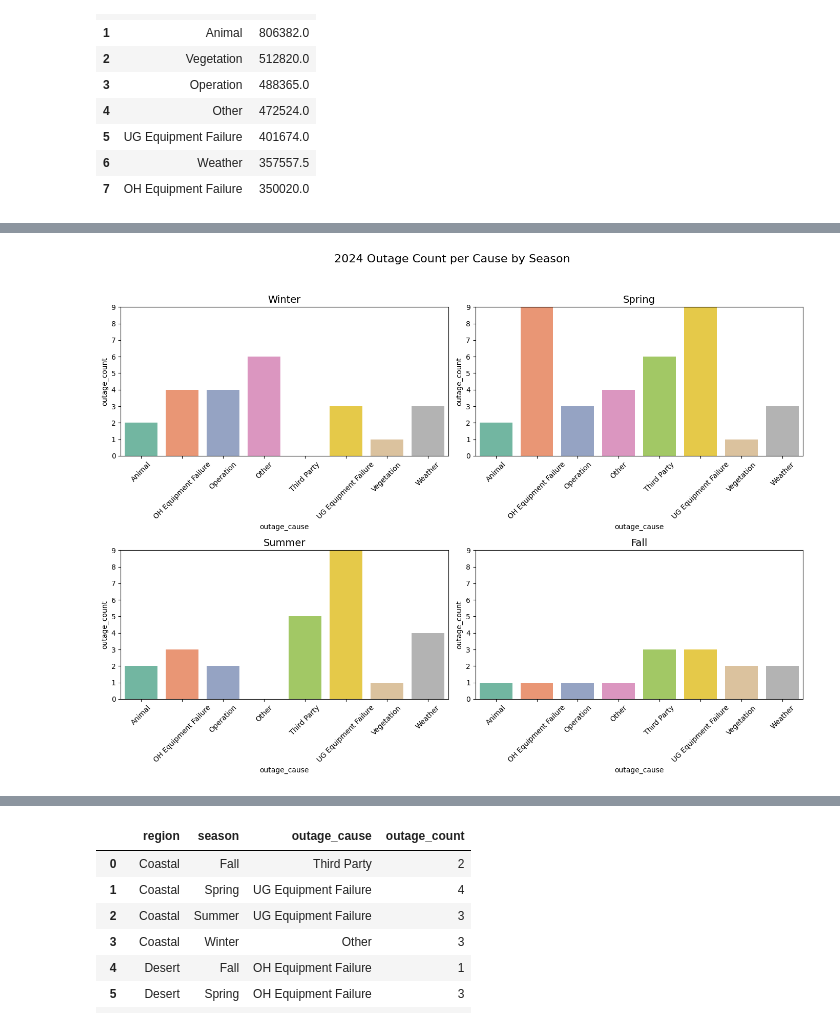
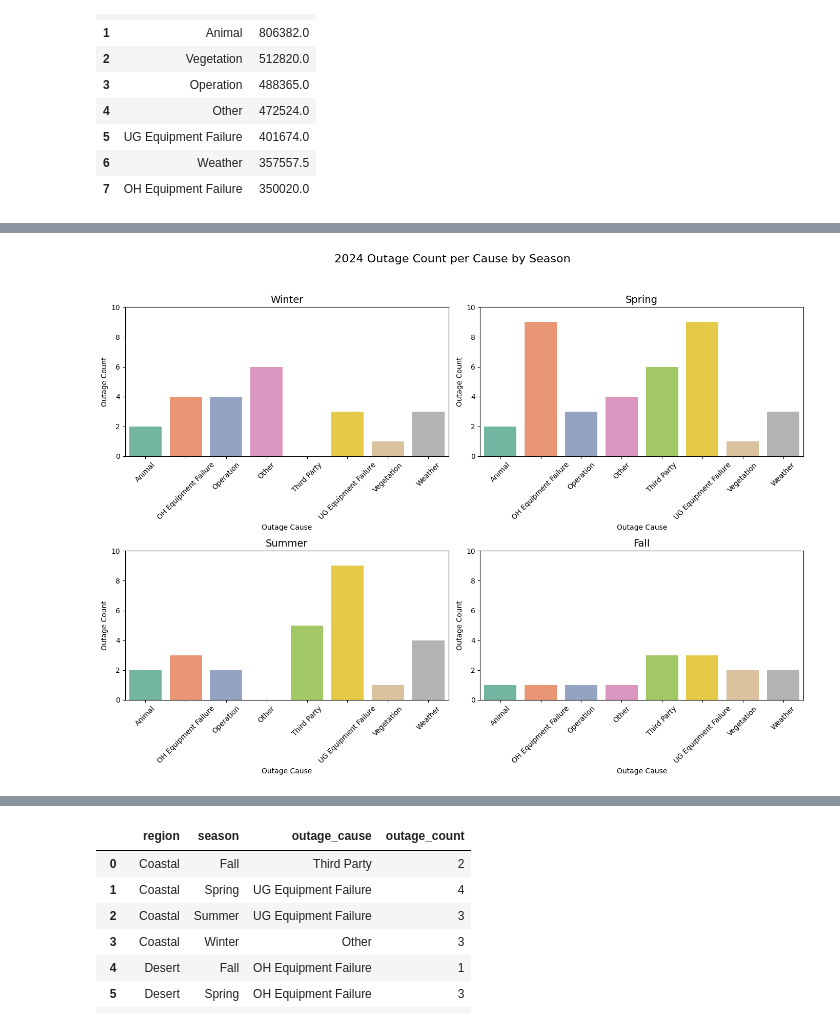
Before and after one commit to GerardoG2/ITC-2025, a Jupyter notebook: circuit-outage-analysis.ipynb, the cells around one changed output, grey strips where cells are left out. Saved outputs shown, nothing was run; the diff lists cells and outputs as text; code cells hidden in the pictures.

```diff
--- a/circuit-outage-analysis.ipynb
+++ b/circuit-outage-analysis.ipynb
@@ -902,7 +1196,8 @@ outage_cause_per_season = (
     # .reset_index(drop=True)
 )
 
-max_count = outage_cause_per_season["outage_count"].max()
+# max_count = outage_cause_per_season["outage_count"].max()
+max_count = 10
 
 # Then in each subplot, add:
 
@@ -943,6 +1238,8 @@ sns.barplot(
 axs[0][0].set_title('Winter', fontsize=14)
 axs[0][0].tick_params(rotation = 45, axis = 'x')
 axs[0, 0].set_ylim(0, max_count)
+axs[0][0].set_xlabel("Outage Cause")
+axs[0][0].set_ylabel("Outage Count")
 
 sns.barplot(
     spring,
@@ -955,32 +1252,38 @@ sns.barplot(
 axs[0][1].set_title('Spring', fontsize=14)
 axs[0][1].tick_params(rotation = 45, axis = 'x')
 axs[0, 1].set_ylim(0, max_count)
+axs[0][1].set_xlabel("Outage Cause")
+axs[0][1].set_ylabel("Outage Count")
 
 sns.barplot(
     summer,
     x = 'outage_cause',
     y = 'outage_count',
     hue = 'outage_cause',
     palette = palette,
     ax=axs[1,0]
 )
 axs[1][0].set_title('Summer', fontsize=14)
 axs[1][0].tick_params(rotation = 45, axis = 'x')
 axs[1, 0].set_ylim(0, max_count)
+axs[1][0].set_xlabel("Outage Cause")
+axs[1][0].set_ylabel("Outage Count")
 
 sns.barplot(
     fall,
     x = 'outage_cause',
     y = 'outage_count',
     hue = 'outage_cause',
     palette = palette,
     ax=axs[1,1]
 )
 axs[1][1].set_title('Fall', fontsize=14)
 axs[1][1].tick_params(rotation = 45, axis = 'x')
 axs[1, 1].set_ylim(0, max_count)
+axs[1][1].set_xlabel("Outage Cause")
+axs[1][1].set_ylabel("Outage Count")
 
 plt.suptitle("2024 Outage Count per Cause by Season", fontsize=16, y=1.03)
 plt.tight_layout()
 # %% [output]
-[figure, old version]
+[figure, new version]
```
Also changed, not shown: parts of 12 cells of this notebook.
